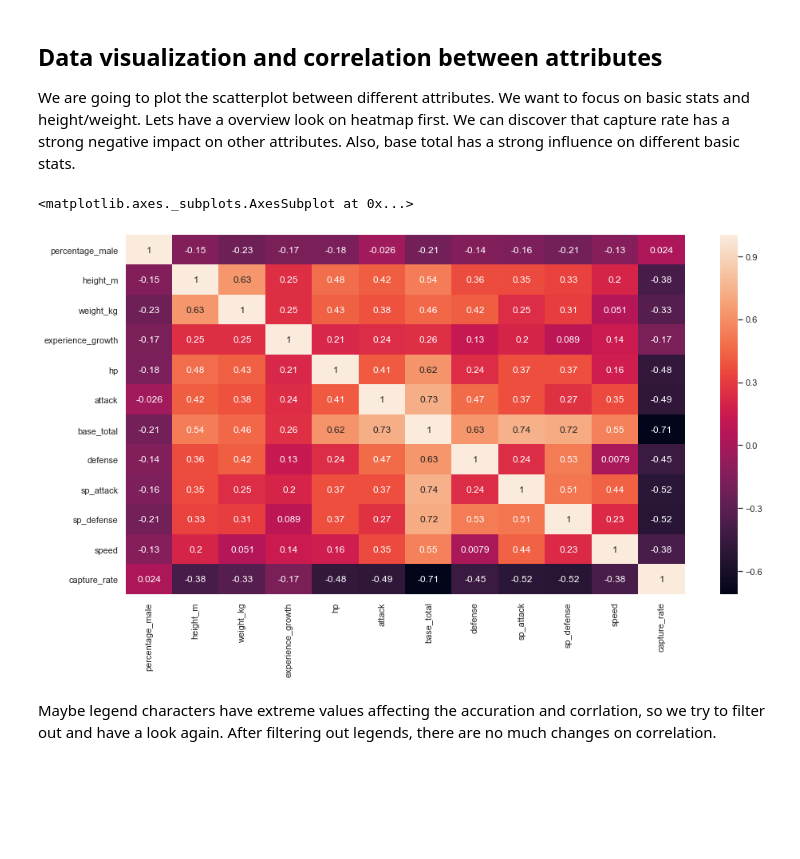
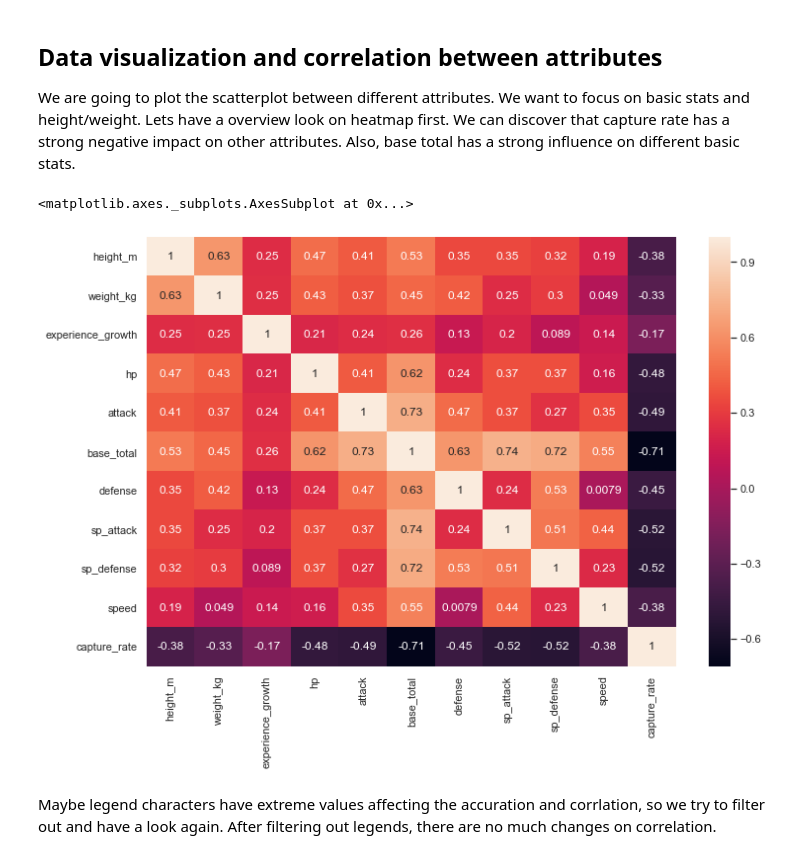
Before and after one commit to cyleung428/pokemon_anaylsis, a Jupyter notebook: pokemon.ipynb, the cells around one changed output. Drawn from its saved outputs; the diff is of its cells as text; code cells hidden in the pictures; blank space fills up the shorter version.

```diff
--- a/pokemon.ipynb
+++ b/pokemon.ipynb
@@ -43,3 +42,6 @@ As there are too many missing cells on type2 as well as percentage_male, we repl
 # %%
 X_full['type2'].fillna('None', inplace=True)
 X_full['percentage_male'].fillna(0, inplace=True)
+X_full['height_m'].fillna(0, inplace=True)
+X_full['weight_kg'].fillna(0, inplace=True)
+sns.set(rc={'figure.figsize':(8,6)})
@@ -47,15 +85,16 @@ X_full['percentage_male'].fillna(0, inplace=True)
 ## Data visualization and correlation between attributes
 We are going to plot the scatterplot between different attributes. We want to focus on basic stats and height/weight. Lets have a overview look on heatmap first. We can discover that capture rate has a strong negative impact on other attributes. Also, base total has a strong influence on different basic stats.
 # %%
-pokemon_mfeatures = ['percentage_male', 'height_m', 'weight_kg',
+sns.set(rc={'figure.figsize':(12,8)})
+pokemon_mfeatures = ['height_m', 'weight_kg',
                      'experience_growth', 'hp', 'attack','base_total',
                      'defense','sp_attack', 'sp_defense', 'speed', 'capture_rate']
 poke_mval = X_full[pokemon_mfeatures]
 X = pd.DataFrame(poke_mval)
 sns.heatmap(X.corr(), annot = True)
 # %% [output]
 <matplotlib.axes._subplots.AxesSubplot at 0x...>
-[figure, old version]
+[figure, new version]
 # %% [markdown]
 Maybe legend characters have extreme values affecting the accuration and corrlation, so we try to filter out and have a look again. After filtering out legends, there are no much changes on correlation.
 # %%
```
Also changed, not shown: parts of 87 cells of this notebook.
